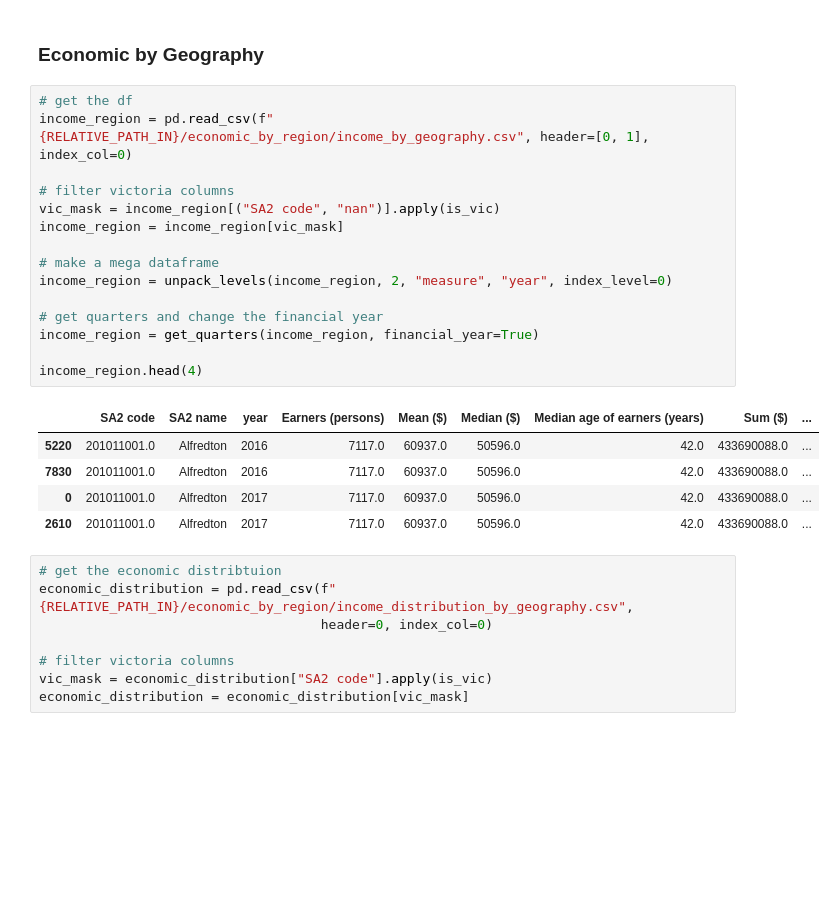
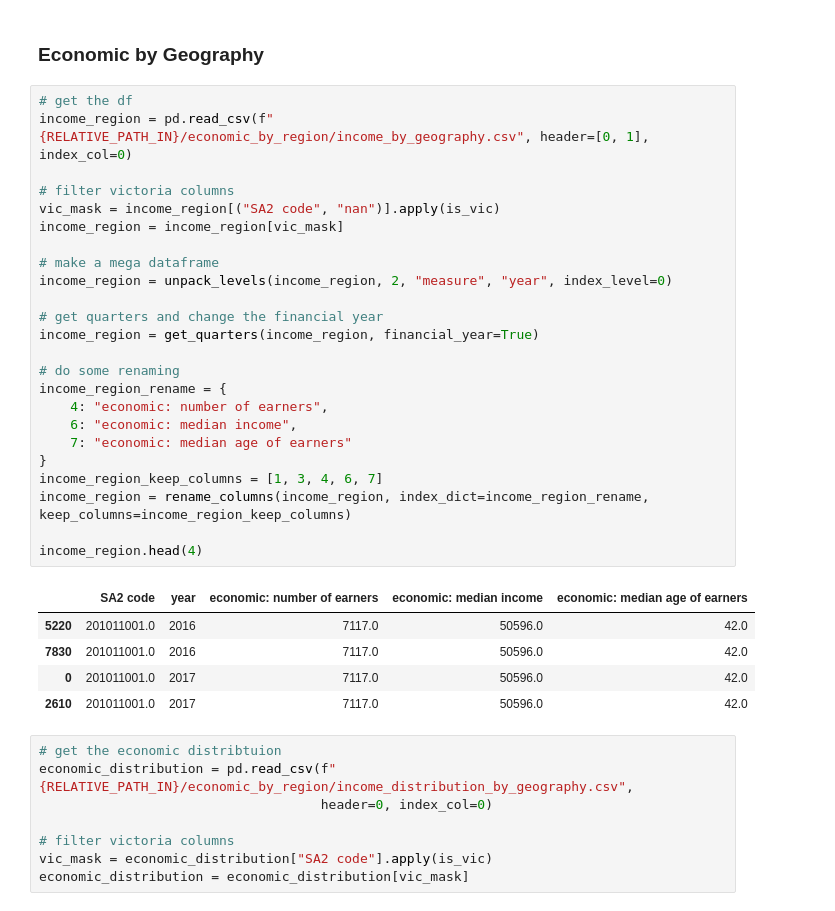
Before and after one commit to MAST30034-AppliedDataScience/project-2-group-real-estate-industry-project-11, a Jupyter notebook: notebooks/2. raw/2. merge external and housing.ipynb, the cells around one changed output. Cells and saved outputs as stored; diff of their text form; blank space fills up the shorter version.

```diff
--- a/notebooks/2. raw/2. merge external and housing.ipynb
+++ b/notebooks/2. raw/2. merge external and housing.ipynb
@@ -155,24 +227,33 @@ housing_df.head(5)
 # %%
 # get the df
 income_region = pd.read_csv(f"{RELATIVE_PATH_IN}/economic_by_region/income_by_geography.csv", header=[0, 1], index_col=0)
 
 # filter victoria columns
 vic_mask = income_region[("SA2 code", "nan")].apply(is_vic)
 income_region = income_region[vic_mask]
 
 # make a mega dataframe
 income_region = unpack_levels(income_region, 2, "measure", "year", index_level=0)
 
 # get quarters and change the financial year
 income_region = get_quarters(income_region, financial_year=True)
 
+# do some renaming
+income_region_rename = {
+    4: "economic: number of earners",
+    6: "economic: median income",
+    7: "economic: median age of earners"
+}
+income_region_keep_columns = [1, 3, 4, 6, 7]
+income_region = rename_columns(income_region, index_dict=income_region_rename, keep_columns=income_region_keep_columns)
+
 income_region.head(4)
 # %% [output]
-|  | SA2 code | SA2 name | year | Earners (persons) | Mean ($) | Median ($) | Median age of earners (years) | Sum ($) | ... |
-| 5220 | 201011001.0 | Alfredton | 2016 | 7117.0 | 60937.0 | 50596.0 | 42.0 | 433690088.0 | ... |
-| 7830 | 201011001.0 | Alfredton | 2016 | 7117.0 | 60937.0 | 50596.0 | 42.0 | 433690088.0 | ... |
-| 0 | 201011001.0 | Alfredton | 2017 | 7117.0 | 60937.0 | 50596.0 | 42.0 | 433690088.0 | ... |
-| 2610 | 201011001.0 | Alfredton | 2017 | 7117.0 | 60937.0 | 50596.0 | 42.0 | 433690088.0 | ... |
+|  | SA2 code | year | economic: number of earners | economic: median income | economic: median age of earners |
+| 5220 | 201011001.0 | 2016 | 7117.0 | 50596.0 | 42.0 |
+| 7830 | 201011001.0 | 2016 | 7117.0 | 50596.0 | 42.0 |
+| 0 | 201011001.0 | 2017 | 7117.0 | 50596.0 | 42.0 |
+| 2610 | 201011001.0 | 2017 | 7117.0 | 50596.0 | 42.0 |
 # %%
 # get the economic distribtuion
 economic_distribution = pd.read_csv(f"{RELATIVE_PATH_IN}/economic_by_region/income_distribution_by_geography.csv",
```
Also changed, not shown: parts of 21 cells of this notebook.
